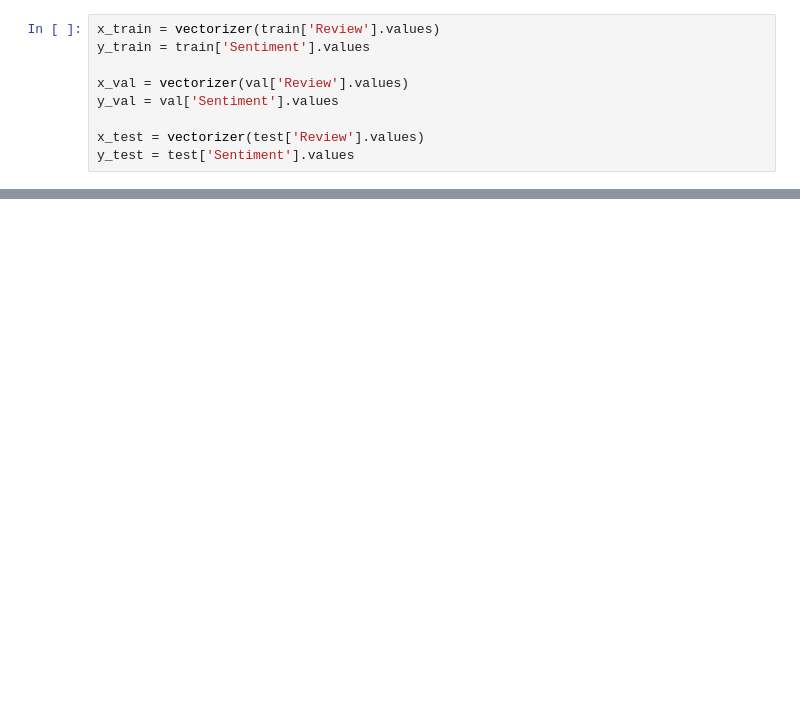
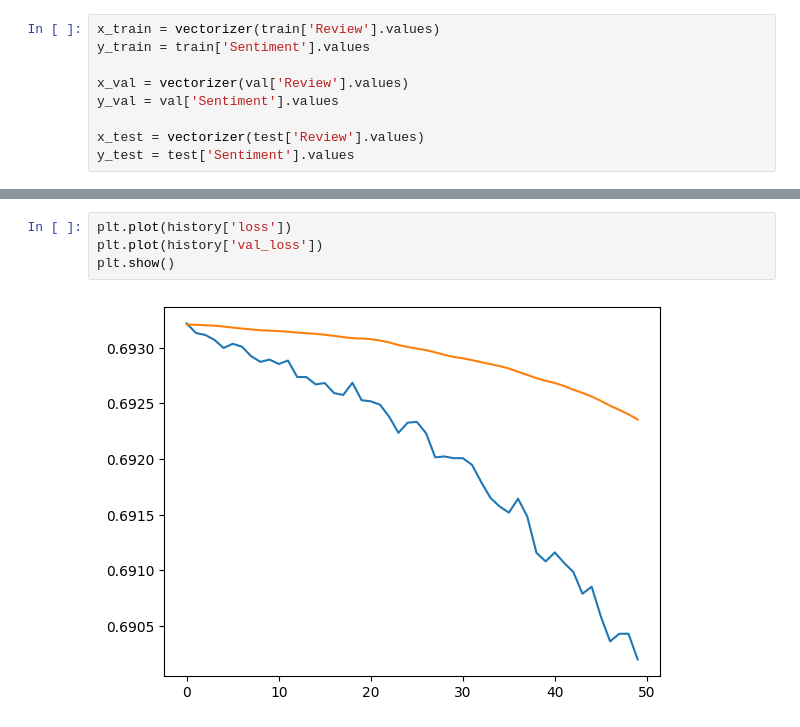
Before and after one commit to eleethesontai/IMDB-Sentiment-Analysis, a Jupyter notebook: encoder.ipynb, the cells around one changed output, grey strips where cells are left out. Cells and saved outputs as stored; diff of their text form; blank space fills up the shorter version.

```diff
--- a/encoder.ipynb
+++ b/encoder.ipynb
@@ -103,3 +87,9 @@ evalutation = model.evaluate(x_test,y_test)
+# %%
+plt.plot(history['loss'])
+plt.plot(history['val_loss'])
+plt.show()
+# %% [output]
+[figure, added]
 # %%
 plt.plot(history['accuracy'])
 plt.plot(history['val_accuracy'])
```
Also changed, not shown: parts of 12 cells of this notebook.
